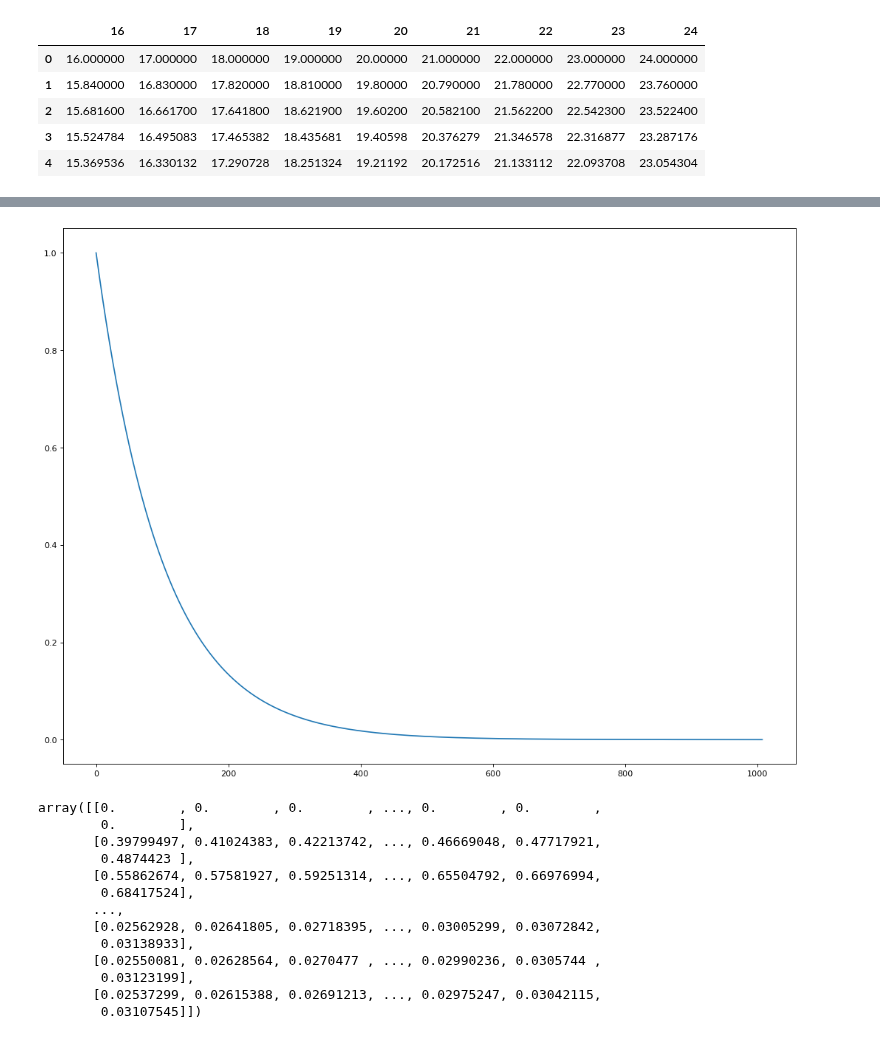
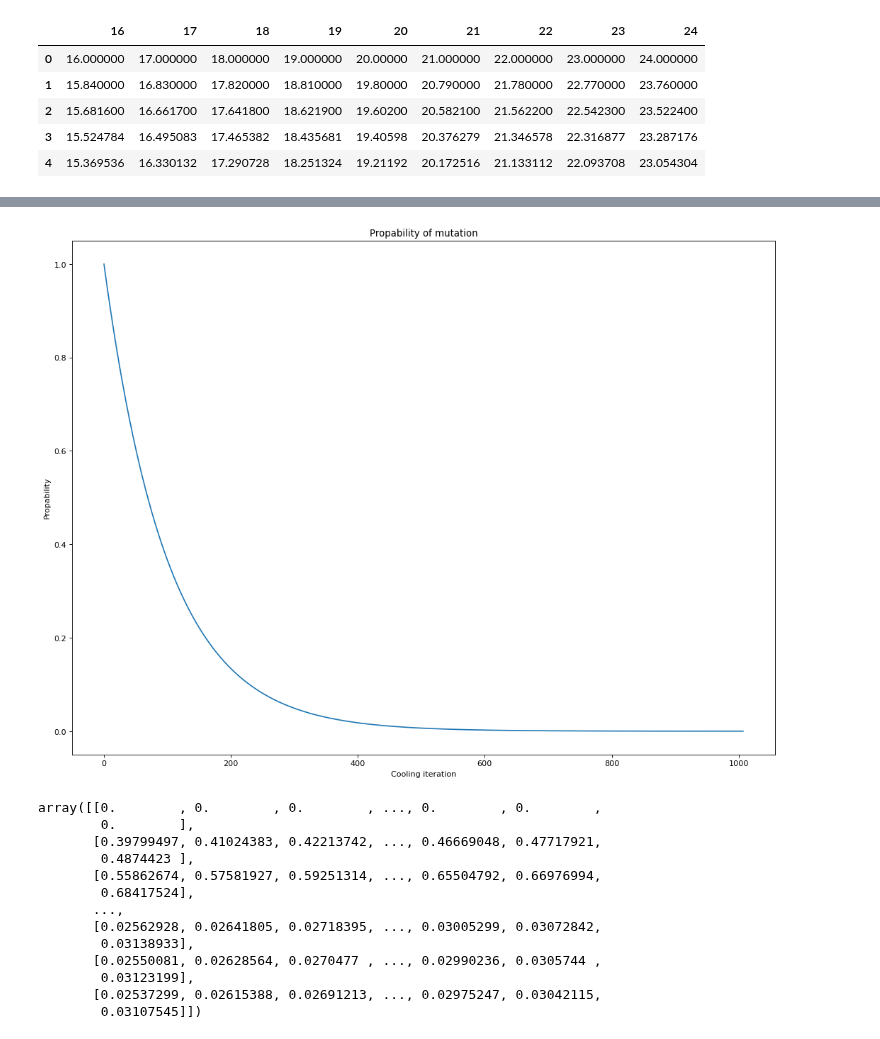
Before and after one commit to Vergenter/mswum, a Jupyter notebook: SAtests.ipynb, the cells around one changed output, grey strips where cells are left out. Drawn from its saved outputs; the diff is of its cells as text; code cells hidden in the pictures.

```diff
--- a/SAtests.ipynb
+++ b/SAtests.ipynb
@@ -39,14 +48,13 @@ df.plot(figsize=(16, 9))
 # %%
 plt.figure(figsize=(16, 12), dpi=80)
 plt.plot(cooling_powers)
-# plt.scatter(best_value_index, scores[best_value_index], color="r", s=200, zorder=2)
-# plt.plot(range(len(scores)), scores, color="b", zorder=1)
-# plt.title('Value changes')
-# plt.ylabel('Value')
-# plt.xlabel('Iteration')
+
+plt.title('Propability of mutation')
+plt.ylabel('Propability')
+plt.xlabel('Cooling iteration')
 plt.show()
 # %% [output]
-[figure, old version]
+[figure, new version]
 # %%
 all_std = np.array([[np.sqrt(cooling_power * n_items * (1 - cooling_power))  for n_items in range(16,25)] for cooling_power in cooling_powers])
 # %%
```
Also changed, not shown: parts of 12 cells of this notebook.
